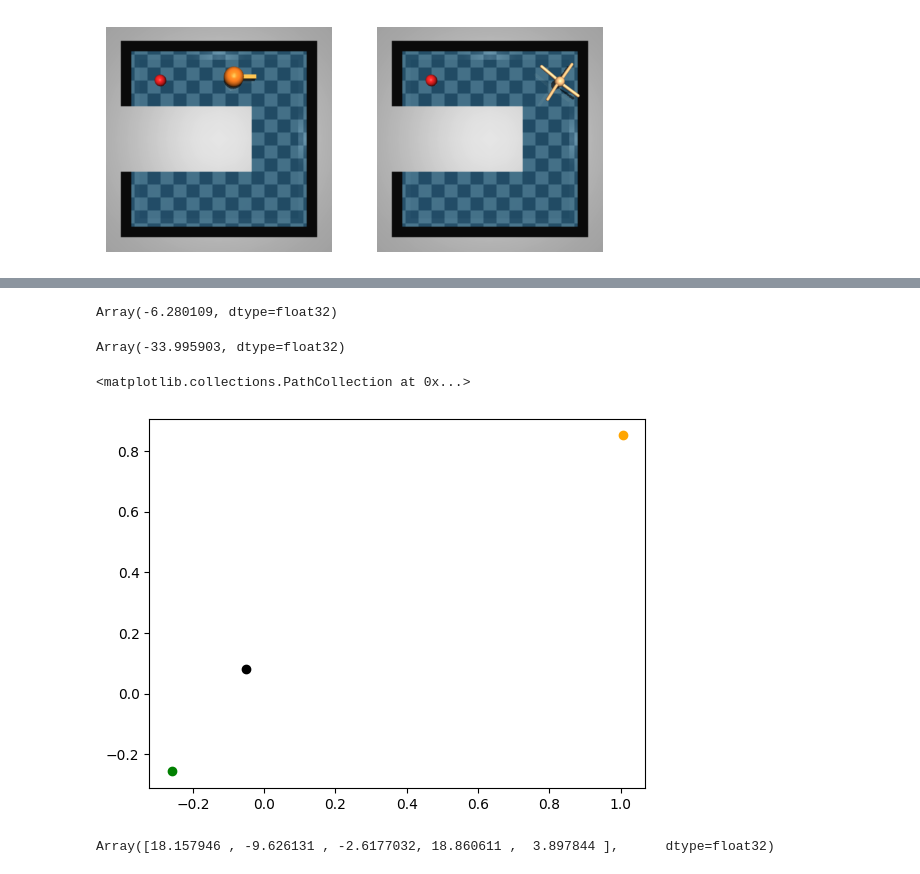
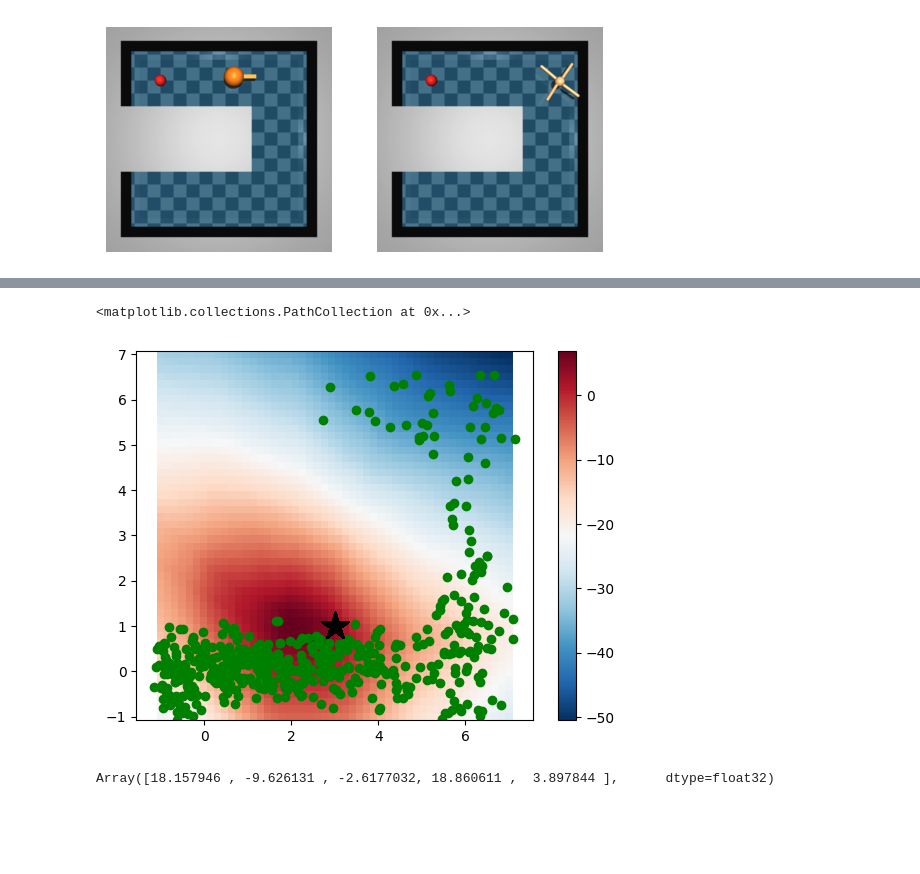
Before and after one commit to skylooop/CrossDomainIL, a Jupyter notebook: notebooks/envs.ipynb, the cells around one changed output, grey strips where cells are left out. Cells and saved outputs as stored; diff of their text form; code cells hidden in the pictures; blank space fills up the shorter version.

Commit message:
latest before icvf+enc

```diff
--- a/notebooks/envs.ipynb
+++ b/notebooks/envs.ipynb
@@ -127,19 +125,51 @@ value = TrainState.create(value_def, params=restored_ckpt['value']['params'])
-# %%
-value(agent_target_ds.observations[0, :], agent_target_ds.observations[5, :], agent_target_ds.observations[10, :]).mean()
-# %% [output]
-Array(-6.280109, dtype=float32)
-# %%
-value(agent_target_ds.observations[0, :], agent_target_ds.observations[250, :], agent_target_ds.observations[54, :]).mean()
-# %% [output]
-Array(-33.995903, dtype=float32)
-# %%
-fig, ax = plt.subplots()
-ax.scatter(agent_target_ds.observations[0, 0], agent_target_ds.observations[0, 1], c='black')
-ax.scatter(agent_target_ds.observations[54, 0], agent_target_ds.observations[54, 1], c='green')
-ax.scatter(agent_target_ds.observations[250, 0], agent_target_ds.observations[250, 1], c='orange')
-# %% [output]
-<matplotlib.collections.PathCollection at 0x...>
-[figure, removed]
+# %%
+import jax
+
+@jax.jit
+def icvf_get_phi(obs):
+    return icvf_model(obs, method='get_phi')
+
+@jax.jit
+def icvf_value(obs, goal):
+    return -1 * icvf_model(obs, goal, goal).mean(0)
+
+@jax.jit
+def icvf_full(obs, outcome, goal):
+    return -1 * icvf_model(obs, outcome, goal).mean(0)
+# %%
+x = np.linspace(-1, 7, 50)
+y = np.linspace(-1, 7, 50)
+X, Y = np.meshgrid(x, y)
+C = np.stack((X, Y), axis=-1).reshape(-1, 2)
+S = np.concatenate([C, np.zeros((C.shape[0], 28))], axis=-1)
+
+rand_obs = np.tile(agent_data.observations[0], (C.shape[0], 1))
+start = np.zeros((1, 30))
+goal = np.zeros((1, 30))
+intent = np.tile(agent_data.observations[0], (C.shape[0], 1))
+
+start[:, :2] = np.array((0, 0))
+goal[:, :2] = np.array((0, 6))
+intent[:, :2] = np.array((3, 1)) # change here
+rand_obs[:, :2] = np.array([X.flatten(), Y.flatten()]).T
+grid = S.reshape(-1, 30)
+
+start = start.repeat(grid.shape[0], axis=0)
+goal = goal.repeat(grid.shape[0], axis=0)
+grid = -1 * icvf_full(rand_obs, intent, intent)
+ax.set(xlim=[-2, 8], ylim=[-2, 8])
+ax.set_aspect('equal', 'box')
+# %%
+fig, ax = plt.subplots()
+mesh = ax.pcolormesh(x, y, grid.reshape(50, 50), cmap='RdBu_r')
+fig.colorbar(mesh, orientation='vertical')
+#plt.scatter(*sn_pos, c='red', label='sn')
+plt.scatter(*tn_pos, c='green', label='tn')
+plt.scatter(intent[:, 0], intent[:, 1], marker='*', s=400, c='black')
+#plt.scatter(*se_pos, c='orange', label='se')
+# %% [output]
+<matplotlib.collections.PathCollection at 0x...>
+[figure, added]
 # %%
 import ott
 import optax
```
Also changed, not shown: parts of 4 cells of this notebook, 4 other files.
